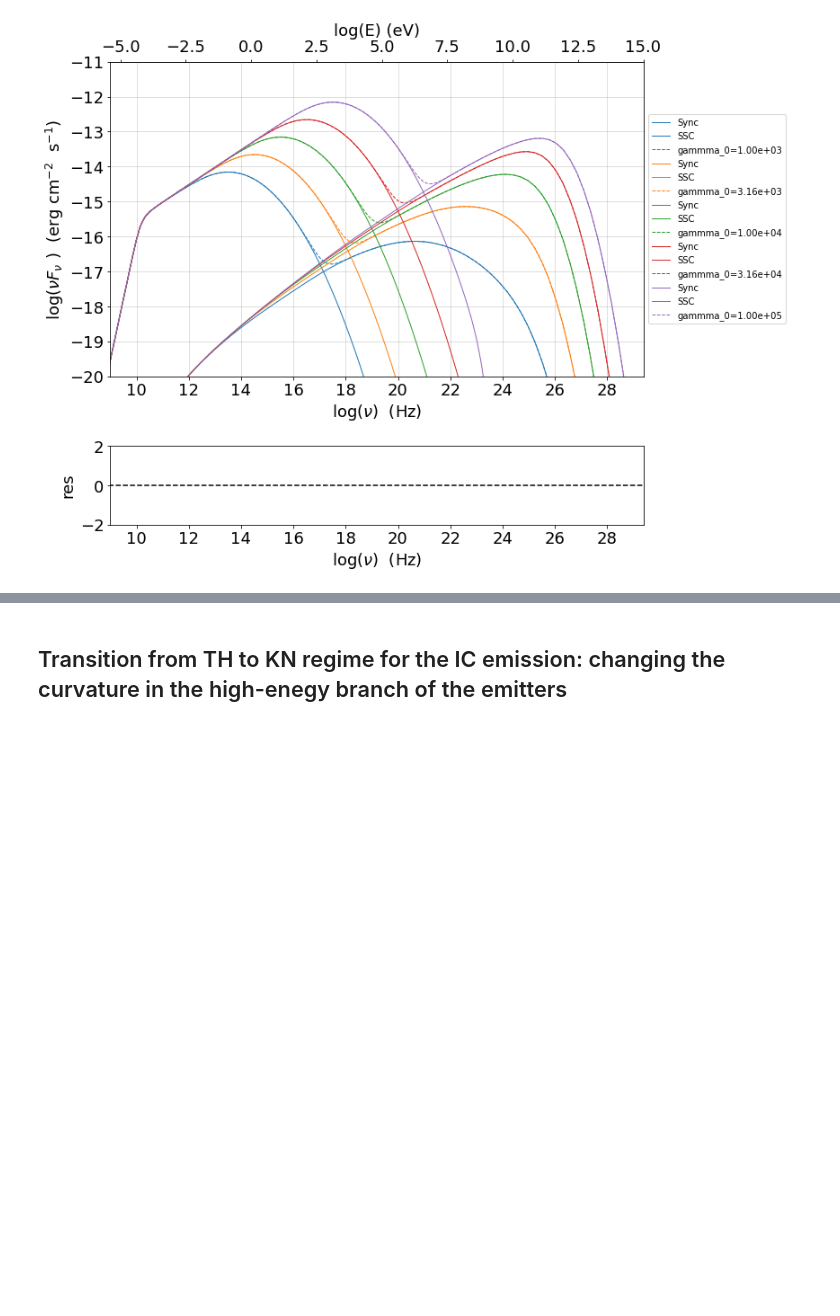
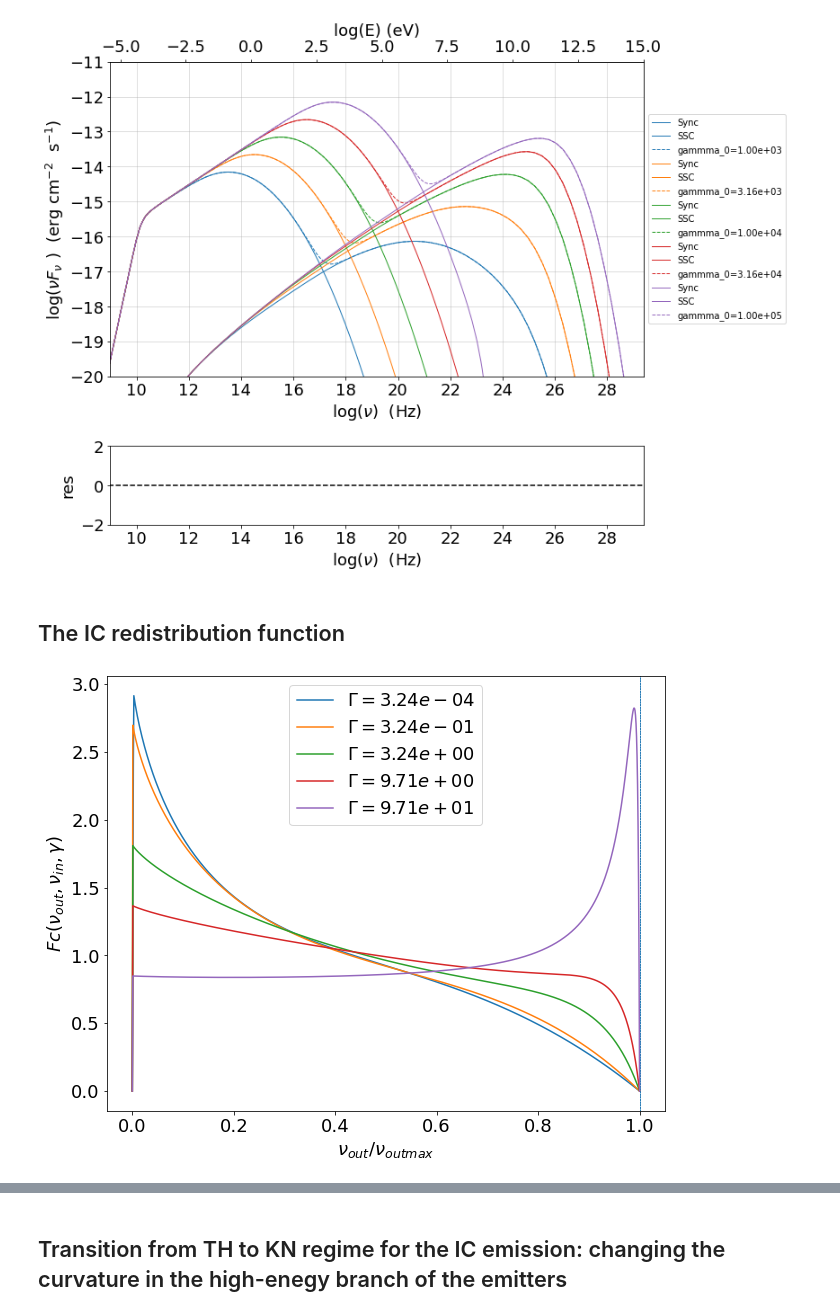
Before and after one commit to andreatramacere/Geneva_CTA_group_JetSeT_Course, a Jupyter notebook: Tutorial_2.ipynb, the cells around one changed output, grey strips where cells are left out. Drawn from its saved outputs; the diff is of its cells as text; code cells hidden in the pictures; blank space fills up the shorter version.

```diff
--- a/Tutorial_2.ipynb
+++ b/Tutorial_2.ipynb
@@ -501,3 +501,43 @@ for ID,gamma0_log_parab in enumerate(np.logspace(3,5,5)):
 p.rescale(y_min=-20,y_max=-11,x_min=9)
 # %% [output]
 [figure]
+# %% [markdown]
+## The IC redistribution function
+# %%
+from jetkernel import jetkernel
+
+def eval_nu_min_max(nu_compton_0,g):
+    epsilon_0 = jetkernel.HPLANCK * nu_compton_0*jetkernel.one_by_MEC2
+    nu_1_max = 4.0 * nu_compton_0 * g*g / (1.0 + 4.0*g*epsilon_0)
+    nu_1_min = nu_compton_0/(4.0*g*g)
+    Gamma=4*nu_0*g*jetkernel.one_by_MEC2*jetkernel.HPLANCK
+    return nu_1_min, nu_1_max,Gamma
+# %%
+# Compare with fig. 4 in BLUMENTHAL, GEORGE R. GOULD, ROBERT J. 1970
+# https://ui.adsabs.harvard.edu/abs/1970RvMP...42..237B/abstract
+plt.figure(figsize=(10,8))
+my_jet=Jet()
+nu_0=1E15
+size=1000
+
+rate=np.zeros(size)
+my_jet._blob.do_IC_down_scattering=1
+for g in [1E1,1E4,1E5,3E5,3E6]:
+    nu_1_min,nu_1_max,Gamma=eval_nu_min_max(nu_0,g)
+    nu_1_range=np.linspace( nu_1_min , nu_1_max,size)
+    rate=np.zeros(size)
+    for ID,nu_1 in enumerate(nu_1_range):
+        my_jet._blob.nu_compton_0=nu_0
+        my_jet._blob.nu_1=nu_1
+        rate[ID]=jetkernel.f_compton_K1(my_jet._blob,g)
+
+    x=nu_1_range/nu_1_max
+    y=rate
+    c=np.trapz(y,x)
+    plt.plot(x, rate/c,label=r'$\Gamma=%2.2e$'%(Gamma))
+    plt.axvline(1.0,ls='--',lw=0.5)
+    plt.legend()
+    plt.xlabel(r'$\nu_{out}/\nu_{out max}$')
+    plt.ylabel(r'$Fc(\nu_{out},\nu_{in},\gamma)$')
+# %% [output]
+[figure, added]
```
Also changed, not shown: parts of 1 cell of this notebook, 1 other file.
